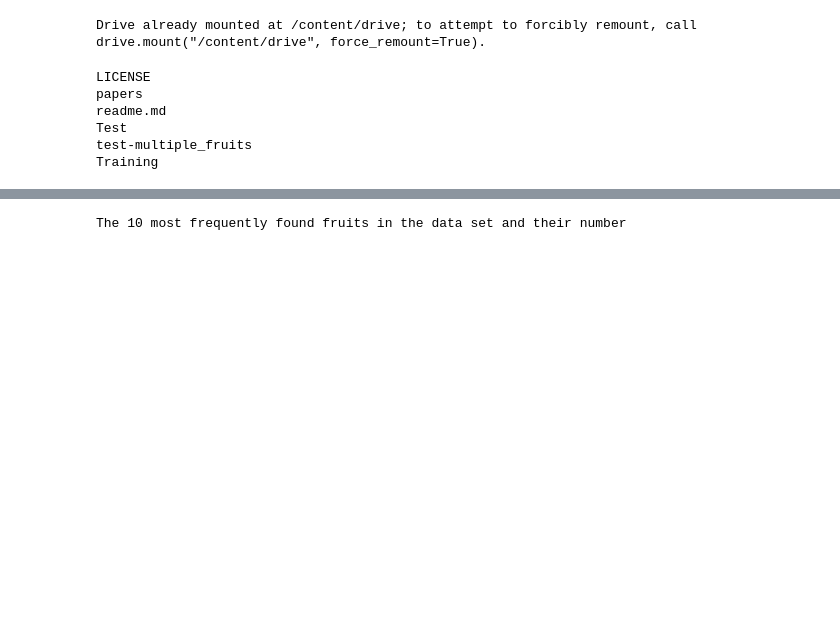
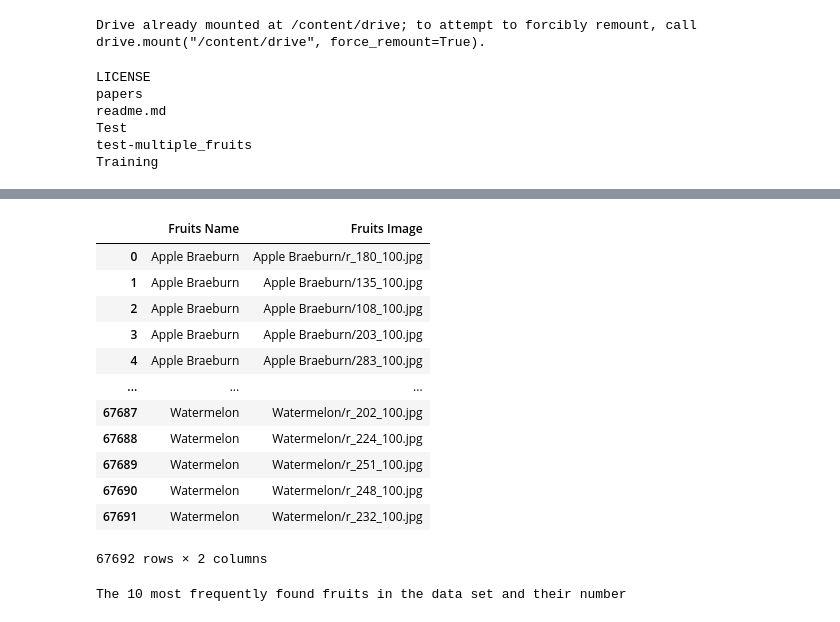
Before and after one commit to duyguaran/graduation_thesis, a Jupyter notebook: fruits.ipynb, the cells around one changed output, grey strips where cells are left out. Cells and saved outputs as stored; diff of their text form; code cells hidden in the pictures; blank space fills up the shorter version.

```diff
--- a/fruits.ipynb
+++ b/fruits.ipynb
@@ -54,6 +76,22 @@ for i in os.listdir(train):
 # %%
 fruits_train = pd.DataFrame(fruits, columns=["Fruits Name"])
 fruits_train["Fruits Image"] = fruits_image
+# %%
+fruits_train
+# %% [output]
+|  | Fruits Name | Fruits Image |
+| 0 | Apple Braeburn | Apple Braeburn/r_180_100.jpg |
+| 1 | Apple Braeburn | Apple Braeburn/135_100.jpg |
+| 2 | Apple Braeburn | Apple Braeburn/108_100.jpg |
+| 3 | Apple Braeburn | Apple Braeburn/203_100.jpg |
+| 4 | Apple Braeburn | Apple Braeburn/283_100.jpg |
+| ... | ... | ... |
+| 67687 | Watermelon | Watermelon/r_202_100.jpg |
+| 67688 | Watermelon | Watermelon/r_224_100.jpg |
+| 67689 | Watermelon | Watermelon/r_251_100.jpg |
+| 67690 | Watermelon | Watermelon/r_248_100.jpg |
+| 67691 | Watermelon | Watermelon/r_232_100.jpg |
+67692 rows × 2 columns
 # %%
 from collections import Counter
 newData = Counter(fruits_train["Fruits Name"])
```
Also changed, not shown: parts of 18 cells of this notebook.
